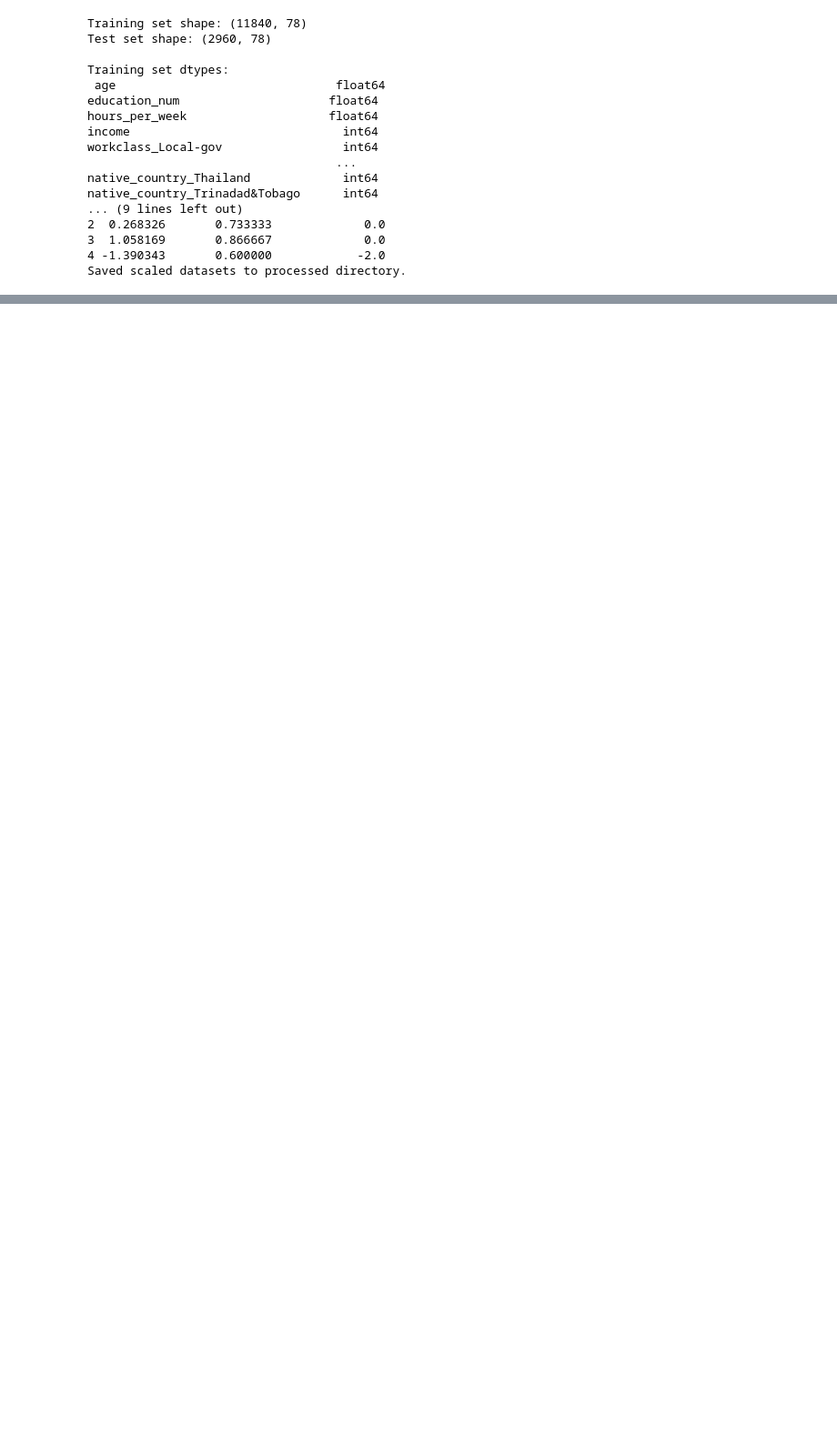
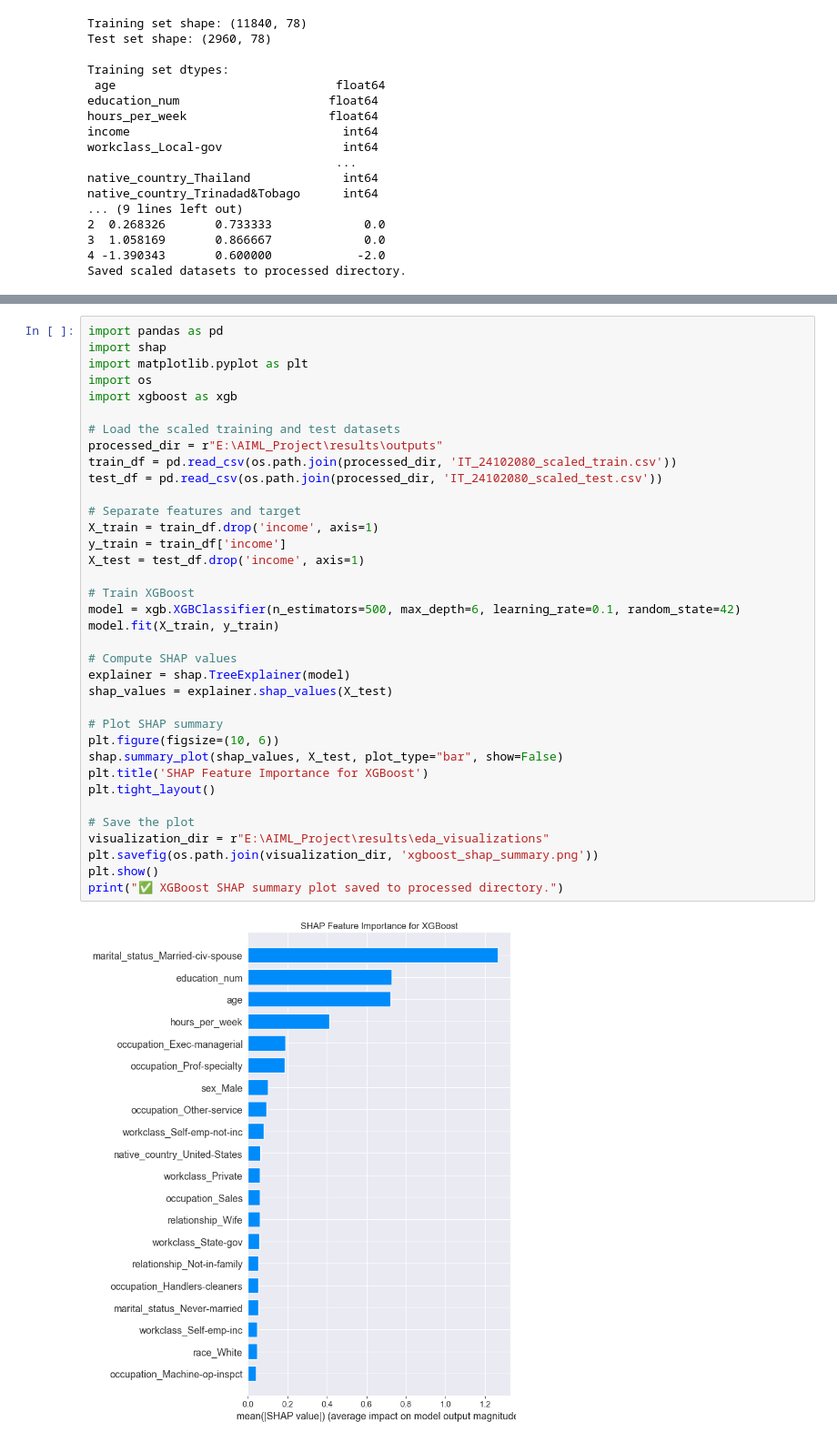
Before and after one commit to NandunSamarasekara/Machine-Learning-model-to-predit-Income, a Jupyter notebook: group_pipeline.ipynb, the cells around one changed output, grey strips where cells are left out. Shown at 91% size. Drawn from its saved outputs; the diff is of its cells as text; blank space fills up the shorter version.

```diff
--- a/group_pipeline.ipynb
+++ b/group_pipeline.ipynb
@@ -763,0 +914,38 @@ Saved scaled datasets to processed directory.
+# %%
+import pandas as pd
+import shap
+import matplotlib.pyplot as plt
+import os
+import xgboost as xgb
+
+# Load the scaled training and test datasets
+processed_dir = r"E:\AIML_Project\results\outputs"
+train_df = pd.read_csv(os.path.join(processed_dir, 'IT_24102080_scaled_train.csv'))
+test_df = pd.read_csv(os.path.join(processed_dir, 'IT_24102080_scaled_test.csv'))
+
+# Separate features and target
+X_train = train_df.drop('income', axis=1)
+y_train = train_df['income']
+X_test = test_df.drop('income', axis=1)
+
+# Train XGBoost
+model = xgb.XGBClassifier(n_estimators=500, max_depth=6, learning_rate=0.1, random_state=42)
+model.fit(X_train, y_train)
+
+# Compute SHAP values
+explainer = shap.TreeExplainer(model)
+shap_values = explainer.shap_values(X_test)
+
+# Plot SHAP summary
+plt.figure(figsize=(10, 6))
+shap.summary_plot(shap_values, X_test, plot_type="bar", show=False)
+plt.title('SHAP Feature Importance for XGBoost')
+plt.tight_layout()
+
+# Save the plot
+visualization_dir = r"E:\AIML_Project\results\eda_visualizations"
+plt.savefig(os.path.join(visualization_dir, 'xgboost_shap_summary.png'))
+plt.show()
+print("✅ XGBoost SHAP summary plot saved to processed directory.")
+# %% [output]
+[figure, added]
```
Also changed, not shown: parts of 16 cells of this notebook, 6 other files.
